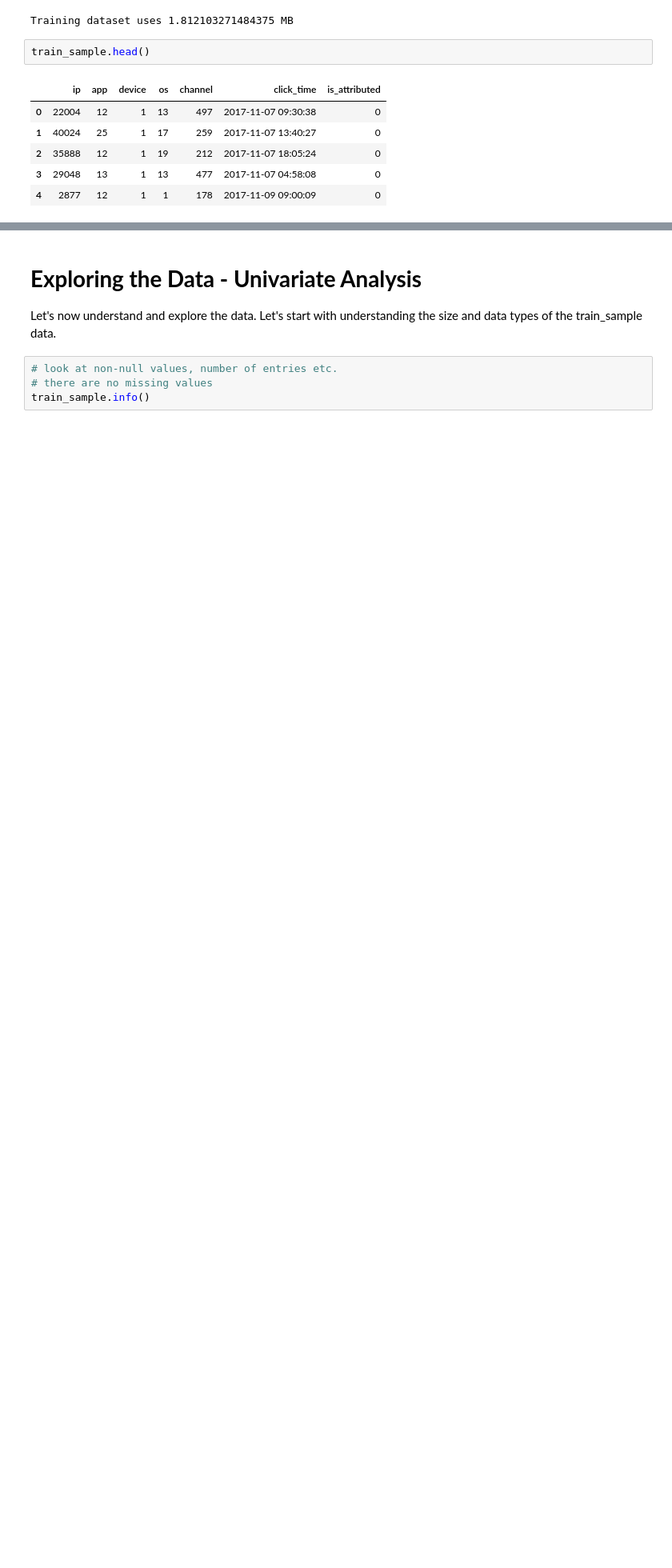
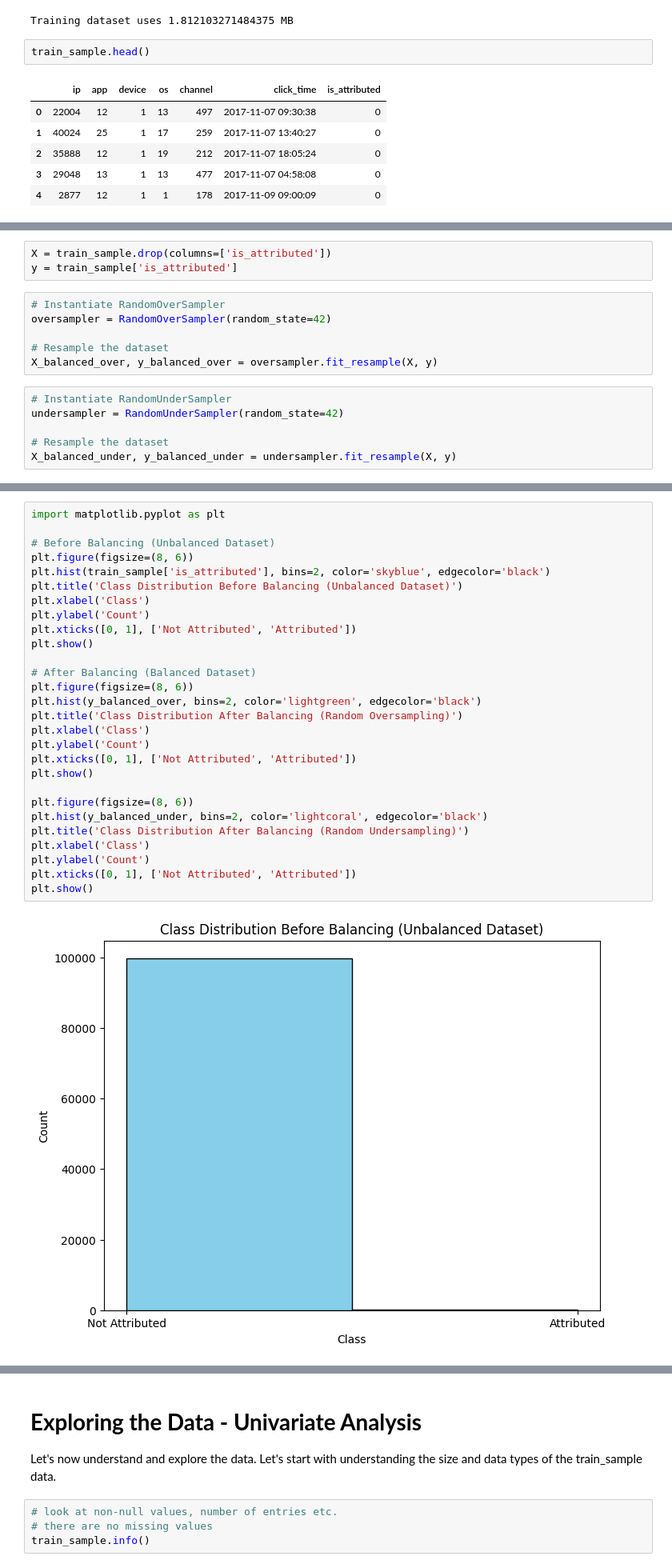
Before and after one commit to harshvardhanhub/Detecting-Click-Fraud-in-Online-Advertising, a Jupyter notebook: FinalYearProject.ipynb, the cells around one changed output, grey strips where cells are left out. Shown at 80% size. Cells and saved outputs as stored; diff of their text form; blank space fills up the shorter version.

Commit message:
Updated with Implementing balancing and adding more features

```diff
--- a/FinalYearProject.ipynb
+++ b/FinalYearProject.ipynb
@@ -98,0 +104,15 @@ train_sample.head()
+# %%
+X = train_sample.drop(columns=['is_attributed'])
+y = train_sample['is_attributed']
+# %%
+# Instantiate RandomOverSampler
+oversampler = RandomOverSampler(random_state=42)
+
+# Resample the dataset
+X_balanced_over, y_balanced_over = oversampler.fit_resample(X, y)
+# %%
+# Instantiate RandomUnderSampler
+undersampler = RandomUnderSampler(random_state=42)
+
+# Resample the dataset
+X_balanced_under, y_balanced_under = undersampler.fit_resample(X, y)
@@ -98,0 +146,30 @@ train_sample.head()
+# %%
+import matplotlib.pyplot as plt
+
+# Before Balancing (Unbalanced Dataset)
+plt.figure(figsize=(8, 6))
+plt.hist(train_sample['is_attributed'], bins=2, color='skyblue', edgecolor='black')
+plt.title('Class Distribution Before Balancing (Unbalanced Dataset)')
+plt.xlabel('Class')
+plt.ylabel('Count')
+plt.xticks([0, 1], ['Not Attributed', 'Attributed'])
+plt.show()
+
+# After Balancing (Balanced Dataset)
+plt.figure(figsize=(8, 6))
+plt.hist(y_balanced_over, bins=2, color='lightgreen', edgecolor='black')
+plt.title('Class Distribution After Balancing (Random Oversampling)')
+plt.xlabel('Class')
+plt.ylabel('Count')
+plt.xticks([0, 1], ['Not Attributed', 'Attributed'])
+plt.show()
+
+plt.figure(figsize=(8, 6))
+plt.hist(y_balanced_under, bins=2, color='lightcoral', edgecolor='black')
+plt.title('Class Distribution After Balancing (Random Undersampling)')
+plt.xlabel('Class')
+plt.ylabel('Count')
+plt.xticks([0, 1], ['Not Attributed', 'Attributed'])
+plt.show()
+# %% [output]
+[figure, added]
```
Also changed, not shown: parts of 42 cells of this notebook.
